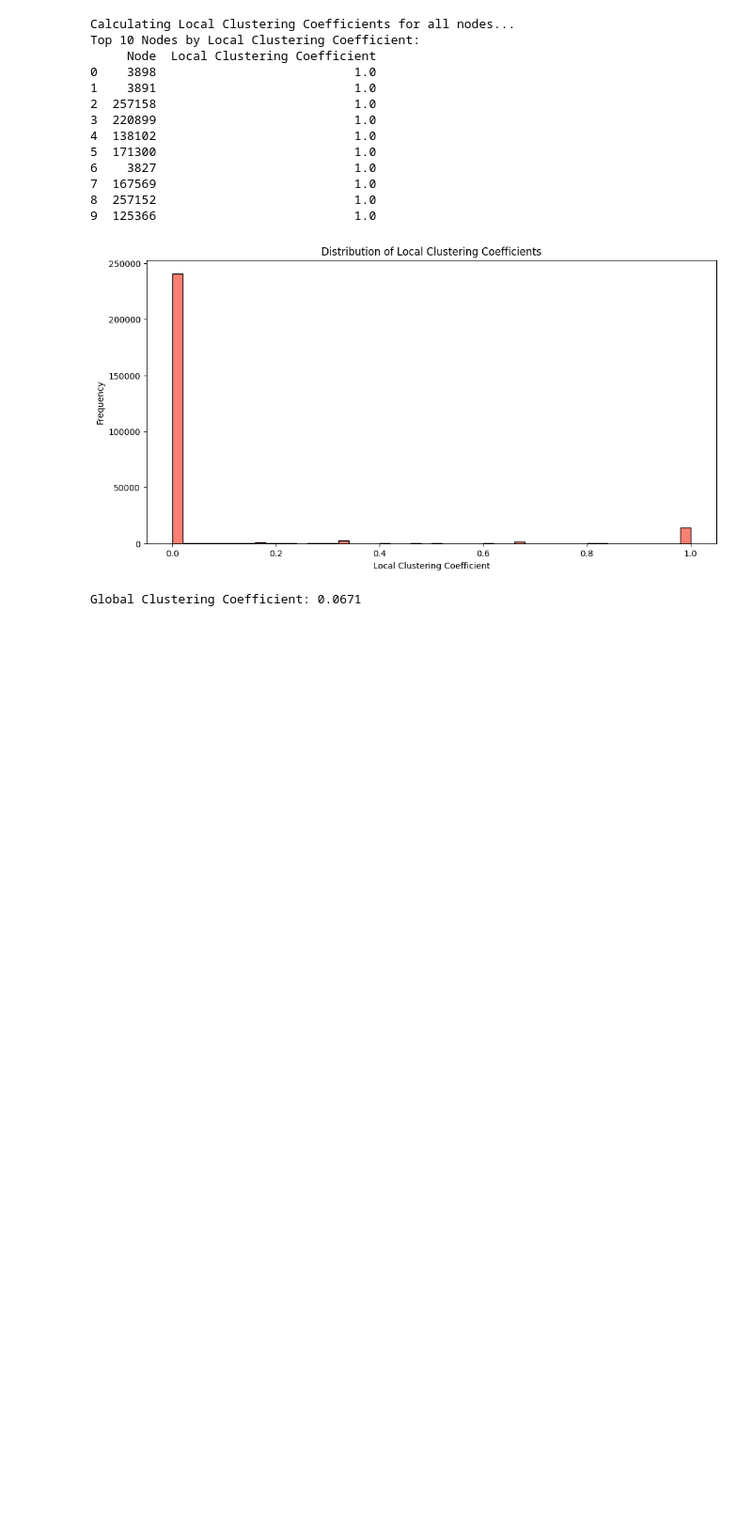
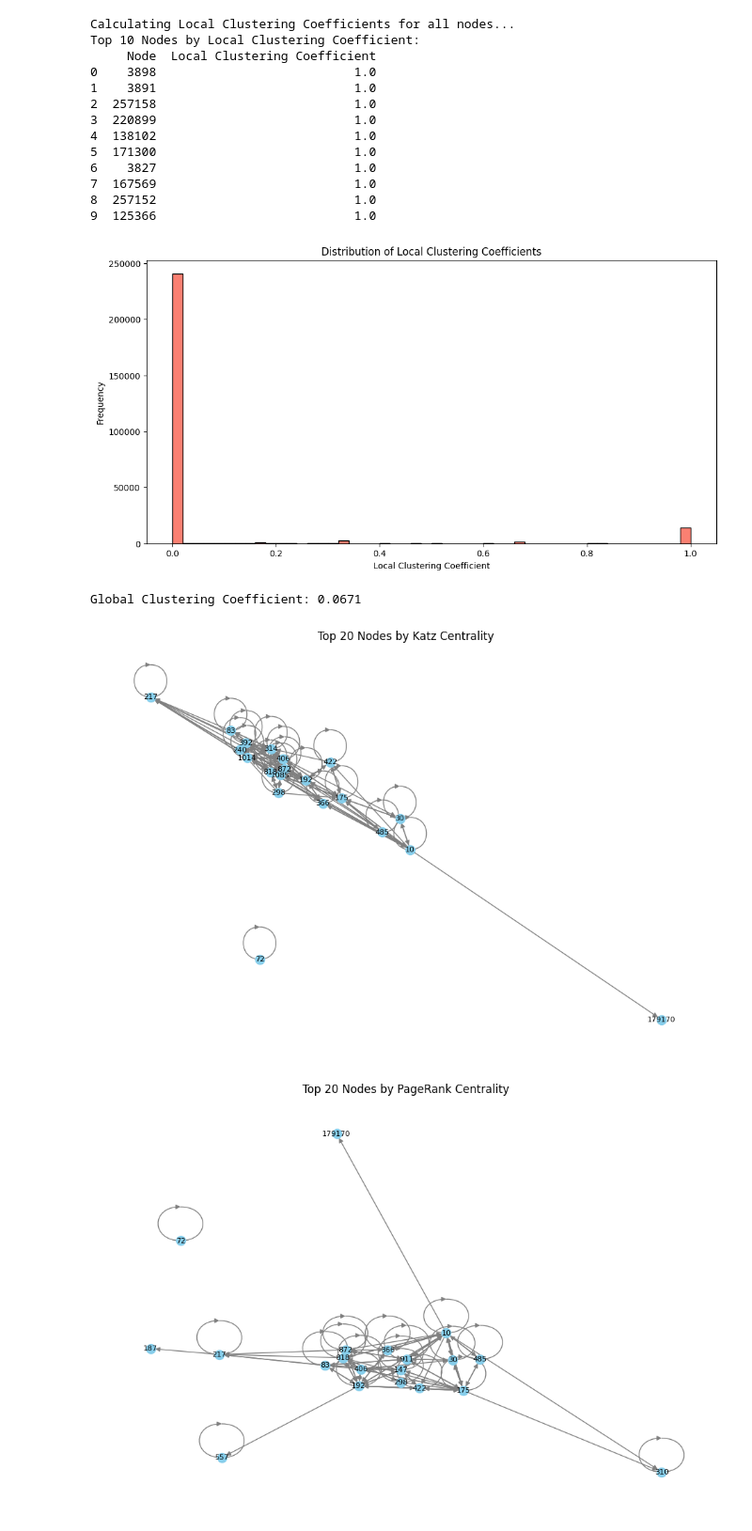
Before and after one commit to Zburgers/SNA-Project, a Jupyter notebook: SNA 1.ipynb, the cells around one changed output. Shown at 94% size. Saved outputs shown, nothing was run; the diff lists cells and outputs as text; code cells hidden in the pictures; blank space fills up the shorter version.

```diff
--- a/SNA 1.ipynb
+++ b/SNA 1.ipynb
@@ -32,5 +97,4 @@ Number of Edges: 420045
 # %%
-
 # ------------------------------
 # 2. Katz Centrality
 # ------------------------------
@@ -50,5 +114,21 @@ plt.title("Distribution of Katz Centrality")
 plt.xlabel("Katz Centrality")
 plt.ylabel("Frequency")
 plt.show()
+
+# Draw the network graph with adjusted layout
+plt.figure(figsize=(12, 12))
+pos = nx.spring_layout(sampled_graph, k=0.1)  # Adjust k for better spacing
+nx.draw(sampled_graph, pos, node_size=10, with_labels=False)
+plt.title("Network Graph of 10,000 Randomly Sampled Nodes")
+plt.show()
+
+# Draw the bar graph with logarithmic scale
+plt.figure(figsize=(10, 6))
+plt.bar(degree_count.keys(), degree_count.values())
+plt.yscale('log')
+plt.title("Degree Distribution of Sampled Nodes (Log Scale)")
+plt.xlabel("Degree")
+plt.ylabel("Frequency (Log Scale)")
+plt.show()
 # %% [output]
 Calculating Katz Centrality for all nodes...
@@ -146,3 +214,48 @@ global_clustering = nx.average_clustering(G.to_undirected())
 print(f"\nGlobal Clustering Coefficient: {global_clustering:.4f}")
 # %% [output]
 Global Clustering Coefficient: 0.0671
+# %%
+# ------------------------------
+# 6. Network Visualization
+# ------------------------------
+
+# Function to visualize a subgraph
+def visualize_subgraph(graph, nodes, title):
+    """
+    Visualize a subgraph containing the specified nodes.
+    """
+    # Extract the subgraph induced by the given nodes
+    subgraph = graph.subgraph(nodes)
+
+    # Use spring layout for positioning nodes
+    pos = nx.spring_layout(subgraph, seed=42)
+
+    # Draw the network
+    plt.figure(figsize=(12, 8))
+    nx.draw_networkx(
+        subgraph,
+        pos=pos,
+        node_size=100,
+        node_color="skyblue",
+        edge_color="gray",
+        font_size=8,
+        with_labels=True
+    )
+    plt.title(title)
+    plt.axis("off")
+    plt.show()
+
+# Visualize top nodes by Katz Centrality
+top_katz_nodes = katz_df["Node"].head(20).tolist()
+visualize_subgraph(G, top_katz_nodes, "Top 20 Nodes by Katz Centrality")
+
+# Visualize top nodes by PageRank Centrality
+top_pagerank_nodes = pagerank_df["Node"].head(20).tolist()
+visualize_subgraph(G, top_pagerank_nodes, "Top 20 Nodes by PageRank Centrality")
+
+# Visualize nodes with high local clustering coefficients
+high_clustering_nodes = local_clustering_df[local_clustering_df["Local Clustering Coefficient"] == 1]["Node"].head(20).tolist()
+visualize_subgraph(G, high_clustering_nodes, "Nodes with High Local Clustering Coefficient")
+# %% [output]
+[figure, added]
+[figure, added]
```
Also changed, not shown: parts of 6 cells of this notebook, 2 other files.
